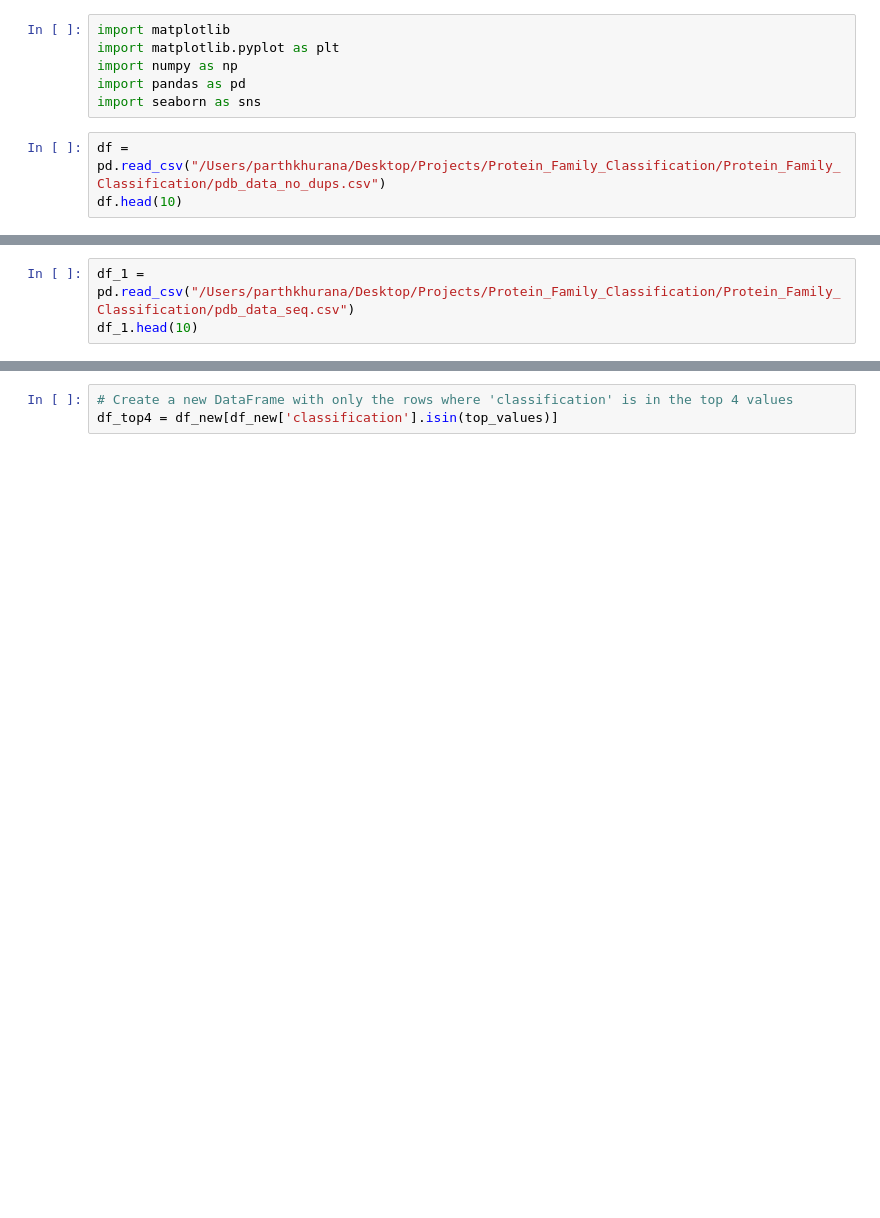
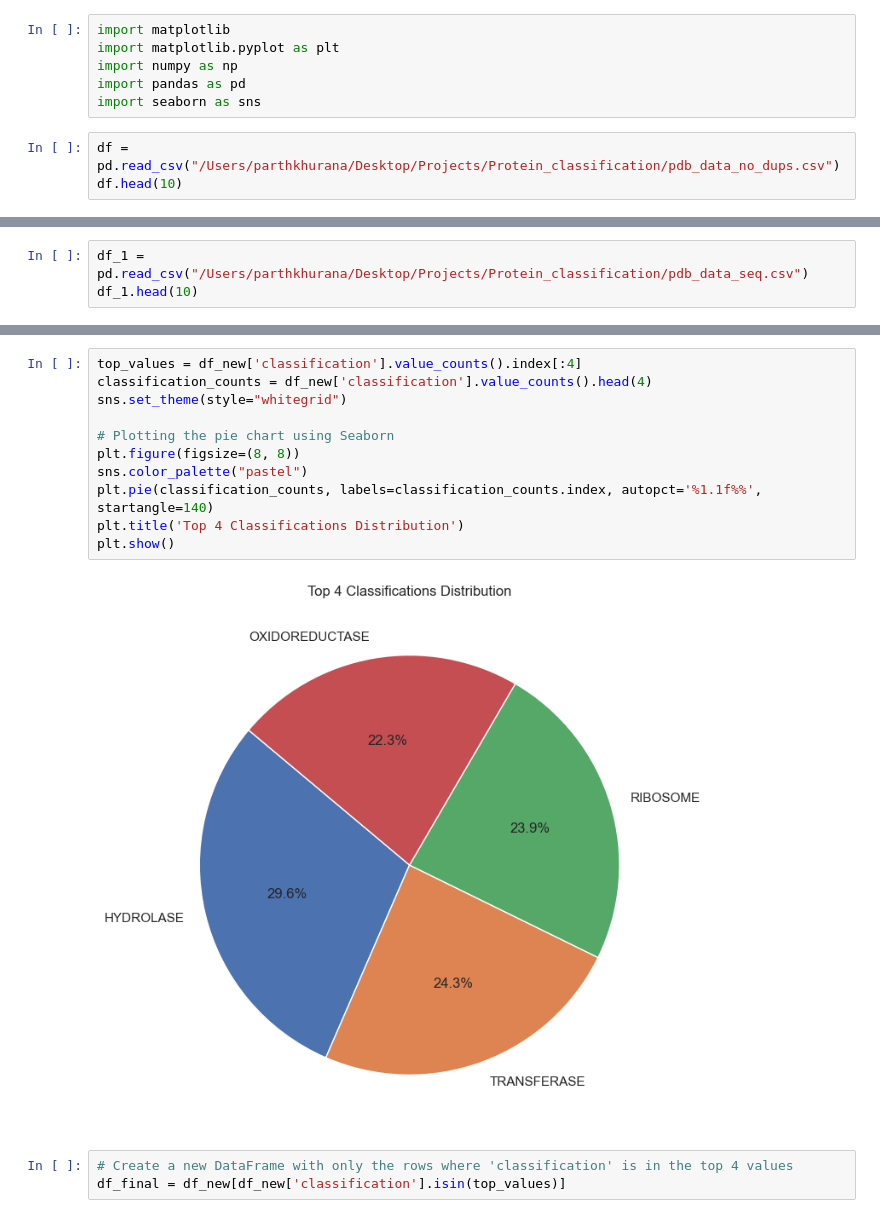
Before and after one commit to parthkhurana07/Protein_Family_Classification, a Jupyter notebook: protein_classification.ipynb, the cells around one changed output, grey strips where cells are left out. Cells and saved outputs as stored; diff of their text form; blank space fills up the shorter version.

```diff
--- a/protein_classification.ipynb
+++ b/protein_classification.ipynb
@@ -5,5 +5,5 @@ import numpy as np
 import pandas as pd
 import seaborn as sns
 # %%
-df = pd.read_csv("/Users/parthkhurana/Desktop/Projects/Protein_Family_Classification/Protein_Family_Classification/pdb_data_no_dups.csv")
+df = pd.read_csv("/Users/parthkhurana/Desktop/Projects/Protein_classification/pdb_data_no_dups.csv")
 df.head(10)
@@ -10,3 +22,3 @@ df.head(10)
 # %%
-df_1 = pd.read_csv("/Users/parthkhurana/Desktop/Projects/Protein_Family_Classification/Protein_Family_Classification/pdb_data_seq.csv")
+df_1 = pd.read_csv("/Users/parthkhurana/Desktop/Projects/Protein_classification/pdb_data_seq.csv")
 df_1.head(10)
@@ -32,4 +140,17 @@ top_values = df_new['classification'].value_counts().index[:4]
+# %%
+top_values = df_new['classification'].value_counts().index[:4]
+classification_counts = df_new['classification'].value_counts().head(4)
+sns.set_theme(style="whitegrid")
+
+# Plotting the pie chart using Seaborn
+plt.figure(figsize=(8, 8))
+sns.color_palette("pastel")
+plt.pie(classification_counts, labels=classification_counts.index, autopct='%1.1f%%', startangle=140)
+plt.title('Top 4 Classifications Distribution')
+plt.show()
+# %% [output]
+[figure, added]
 # %%
 # Create a new DataFrame with only the rows where 'classification' is in the top 4 values
-df_top4 = df_new[df_new['classification'].isin(top_values)]
+df_final = df_new[df_new['classification'].isin(top_values)]
 # %%
```
Also changed, not shown: parts of 16 cells of this notebook.
